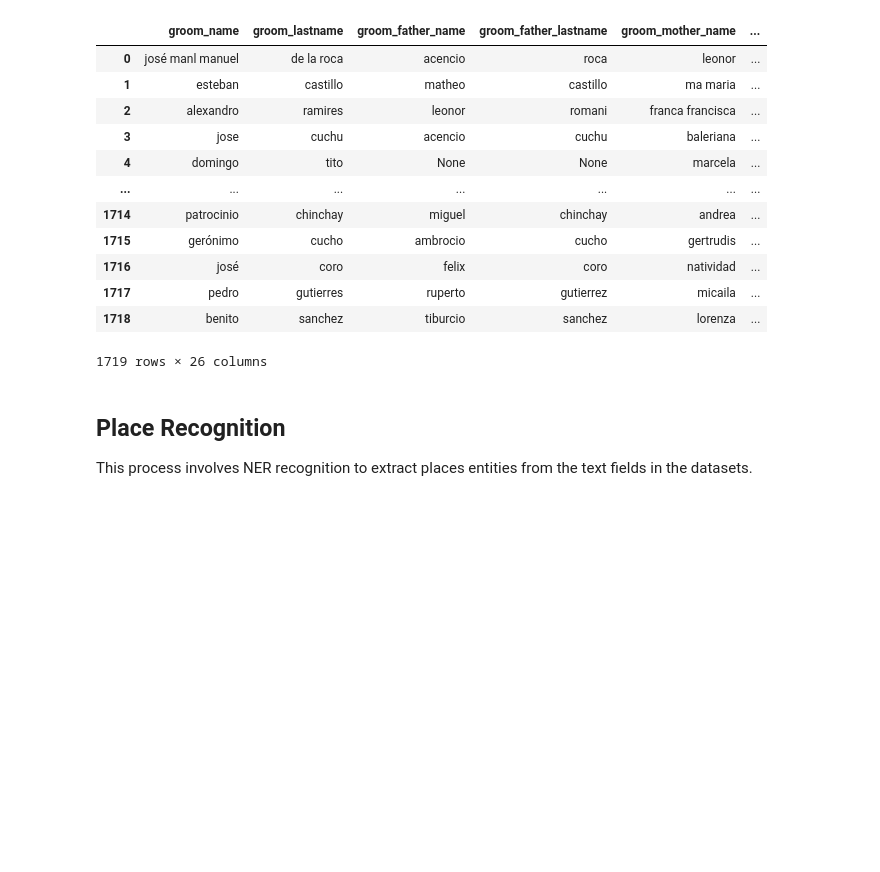
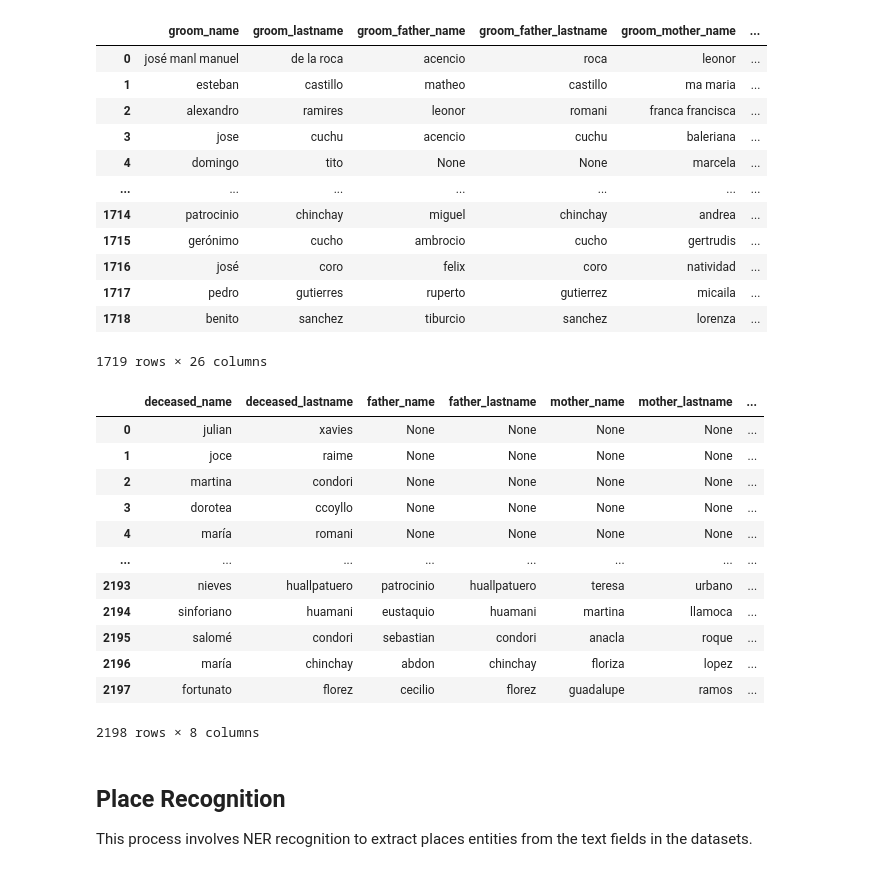
Before and after one commit to UCSB-AMPLab/sondondo, a Jupyter notebook: project_code/dataCleaning.ipynb, the cells around one changed output. Saved outputs shown, nothing was run; the diff lists cells and outputs as text; code cells hidden in the pictures; blank space fills up the shorter version.

Commit message:
Introduced a new code cell to normalize names in the ENTIERROS_HARMONIZED DataFrame.

```diff
--- a/project_code/dataCleaning.ipynb
+++ b/project_code/dataCleaning.ipynb
@@ -323,6 +323,33 @@ MATRIMONIOS_HARMONIZED[matrimonios_names_columns]
 | 1717 | pedro | gutierres | ruperto | gutierrez | micaila | ... |
 | 1718 | benito | sanchez | tiburcio | sanchez | lorenza | ... |
 1719 rows × 26 columns
+# %%
+entierros_names_columns = [
+    "deceased_name", "deceased_lastname",
+    "father_name", "father_lastname",
+    "mother_name", "mother_lastname",
+    "husband_name", "wife_name",
+]
+
+for col in entierros_names_columns:
+    if col in ENTIERROS_HARMONIZED.columns:
+        ENTIERROS_HARMONIZED[col] = normalize_names_columns(ENTIERROS_HARMONIZED[col])
+
+ENTIERROS_HARMONIZED[entierros_names_columns]
+# %% [output]
+|  | deceased_name | deceased_lastname | father_name | father_lastname | mother_name | mother_lastname | ... |
+| 0 | julian | xavies | None | None | None | None | ... |
+| 1 | joce | raime | None | None | None | None | ... |
+| 2 | martina | condori | None | None | None | None | ... |
+| 3 | dorotea | ccoyllo | None | None | None | None | ... |
+| 4 | maría | romani | None | None | None | None | ... |
+| ... | ... | ... | ... | ... | ... | ... | ... |
+| 2193 | nieves | huallpatuero | patrocinio | huallpatuero | teresa | urbano | ... |
+| 2194 | sinforiano | huamani | eustaquio | huamani | martina | llamoca | ... |
+| 2195 | salomé | condori | sebastian | condori | anacla | roque | ... |
+| 2196 | maría | chinchay | abdon | chinchay | floriza | lopez | ... |
+| 2197 | fortunato | florez | cecilio | florez | guadalupe | ramos | ... |
+2198 rows × 8 columns
 # %% [markdown]
 ## Place Recognition
 
```
Also changed, not shown: 1 other file.
